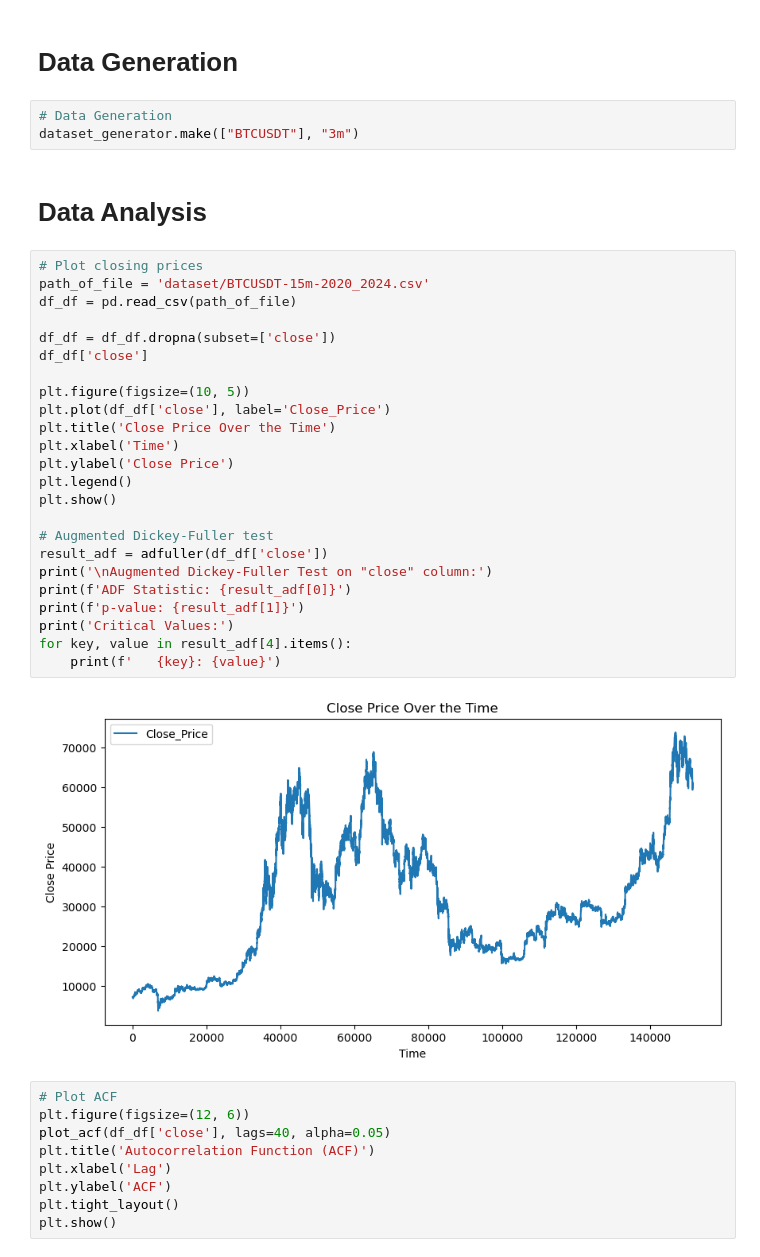
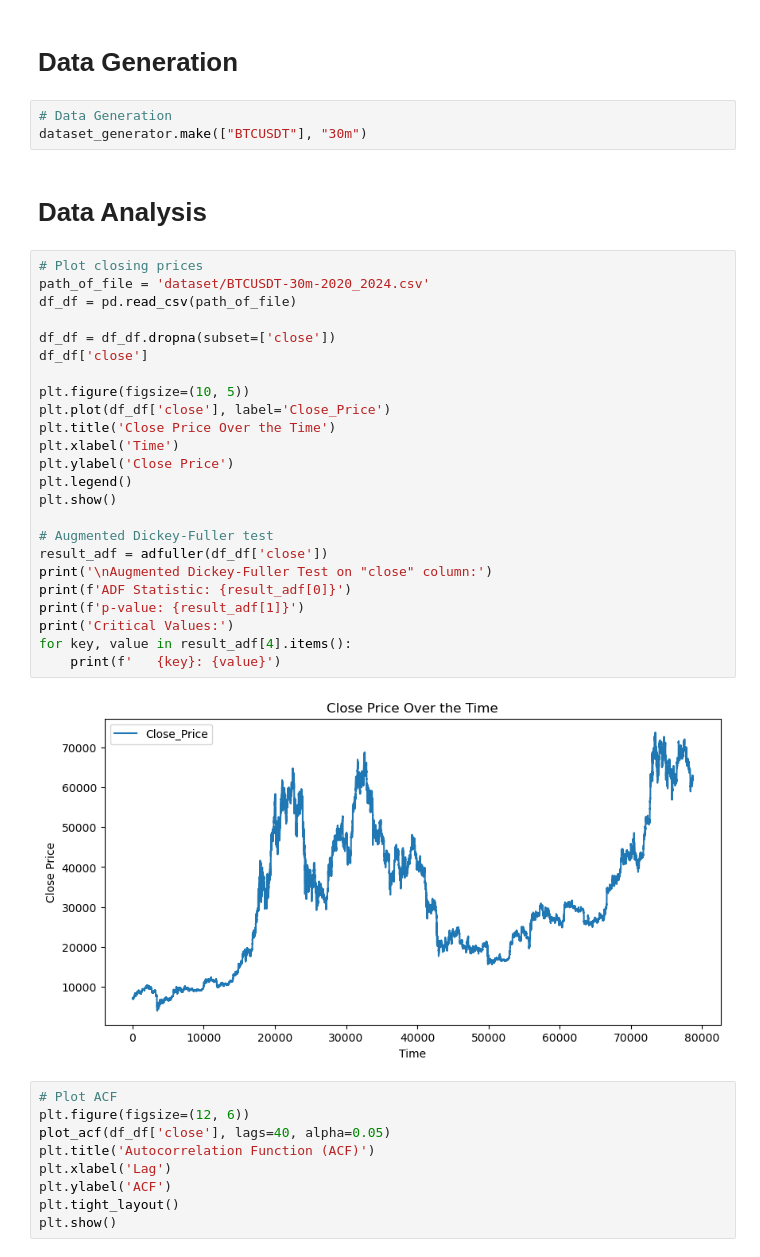
Before and after one commit to ioannisevgeniou/binary-options-research, a Jupyter notebook: main.ipynb, the cells around one changed output. Drawn from its saved outputs; the diff is of its cells as text.

```diff
--- a/main.ipynb
+++ b/main.ipynb
@@ -28,35 +28,35 @@ np.random.seed(42)
 # **Data Generation**
 # %%
 # Data Generation
-dataset_generator.make(["BTCUSDT"], "3m")
+dataset_generator.make(["BTCUSDT"], "30m")
 # %% [markdown]
 # **Data Analysis**
 # %%
 # Plot closing prices
-path_of_file = 'dataset/BTCUSDT-15m-2020_2024.csv'
+path_of_file = 'dataset/BTCUSDT-30m-2020_2024.csv'
 df_df = pd.read_csv(path_of_file)
 
 df_df = df_df.dropna(subset=['close'])
 df_df['close']
 
 plt.figure(figsize=(10, 5))
 plt.plot(df_df['close'], label='Close_Price')
 plt.title('Close Price Over the Time')
 plt.xlabel('Time')
 plt.ylabel('Close Price')
 plt.legend()
 plt.show()
 
 # Augmented Dickey-Fuller test
 result_adf = adfuller(df_df['close'])
 print('\nAugmented Dickey-Fuller Test on "close" column:')
 print(f'ADF Statistic: {result_adf[0]}')
 print(f'p-value: {result_adf[1]}')
 print('Critical Values:')
 for key, value in result_adf[4].items():
     print(f'   {key}: {value}')
 # %% [output]
-[figure, old version]
+[figure, new version]
 # %%
 # Plot ACF
 plt.figure(figsize=(12, 6))
```
Also changed, not shown: parts of 9 cells of this notebook, 15 other files.
